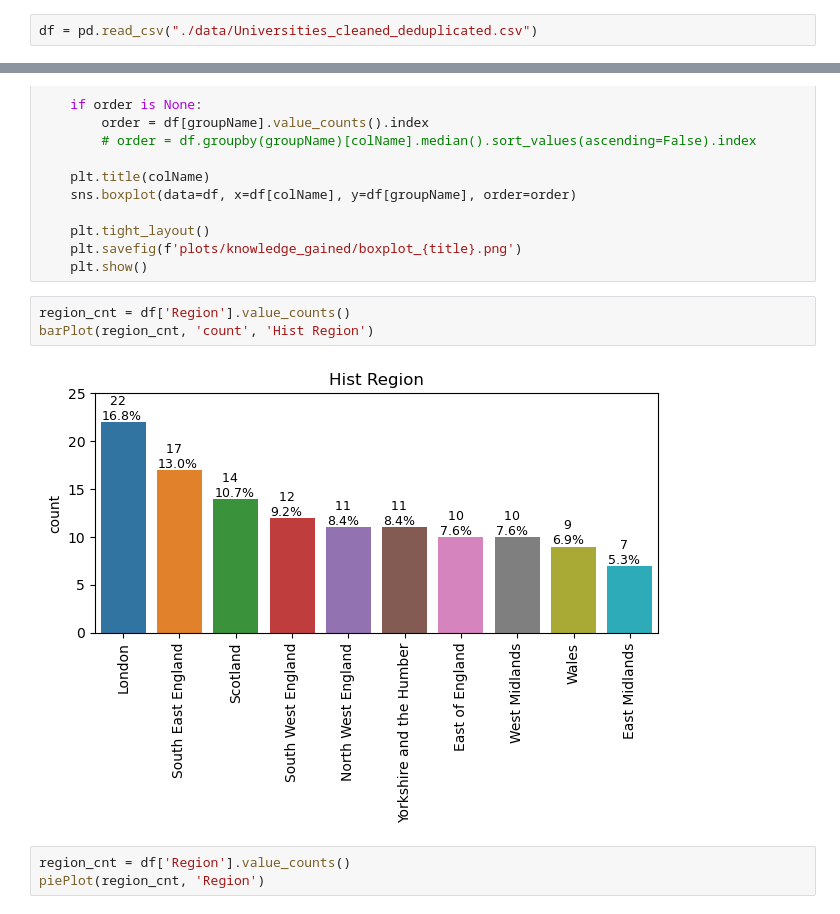
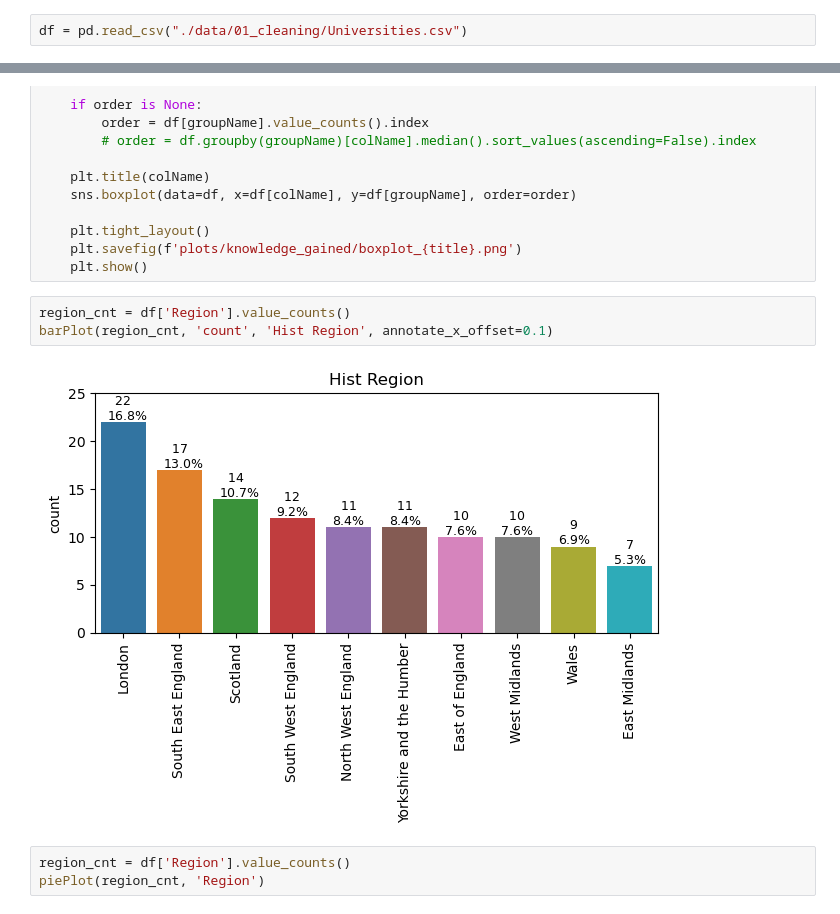
Before and after one commit to xmihol00/kddm1_proj_2023, a Jupyter notebook: src/dataset_analysis/knowledge_gained.ipynb, the cells around one changed output, grey strips where cells are left out. Drawn from its saved outputs; the diff is of its cells as text.

Commit message:
update knowledge gained plot

```diff
--- a/src/dataset_analysis/knowledge_gained.ipynb
+++ b/src/dataset_analysis/knowledge_gained.ipynb
@@ -13,7 +13,7 @@ os.getcwd()
 # %%
 os.makedirs("plots/knowledge_gained", exist_ok=True)
 # %%
-df = pd.read_csv("./data/Universities_cleaned_deduplicated.csv")
+df = pd.read_csv("./data/01_cleaning/Universities.csv")
 # %%
 # Plots are generated with intel form:
 # https://www.kaggle.com/code/ritish1082/eda-best-university-in-uk
@@ -149,9 +149,9 @@ def snsBoxplot(df, colName, groupName, title, order=None):
     plt.show()
 # %%
 region_cnt = df['Region'].value_counts()
-barPlot(region_cnt, 'count', 'Hist Region')
+barPlot(region_cnt, 'count', 'Hist Region', annotate_x_offset=0.1)
 # %% [output]
-[figure, old version]
+[figure, new version]
 # %%
 region_cnt = df['Region'].value_counts()
 piePlot(region_cnt, 'Region')
```
Also changed, not shown: parts of 9 cells of this notebook, 8 other files.
